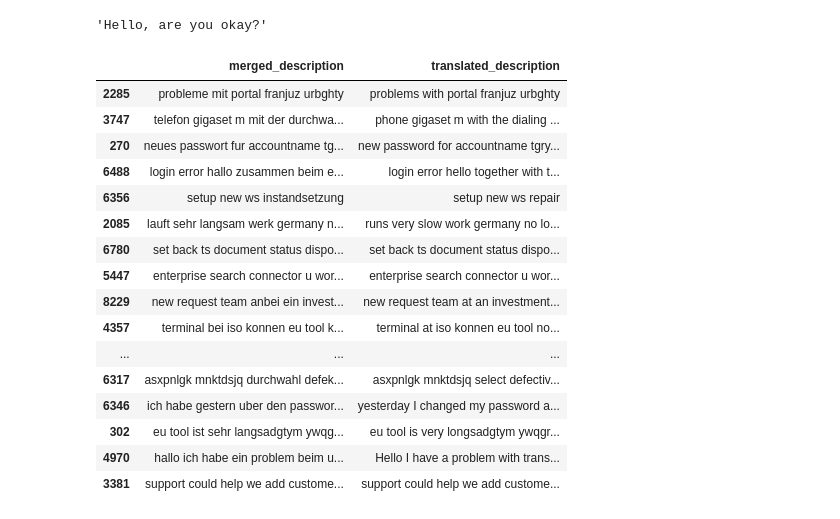
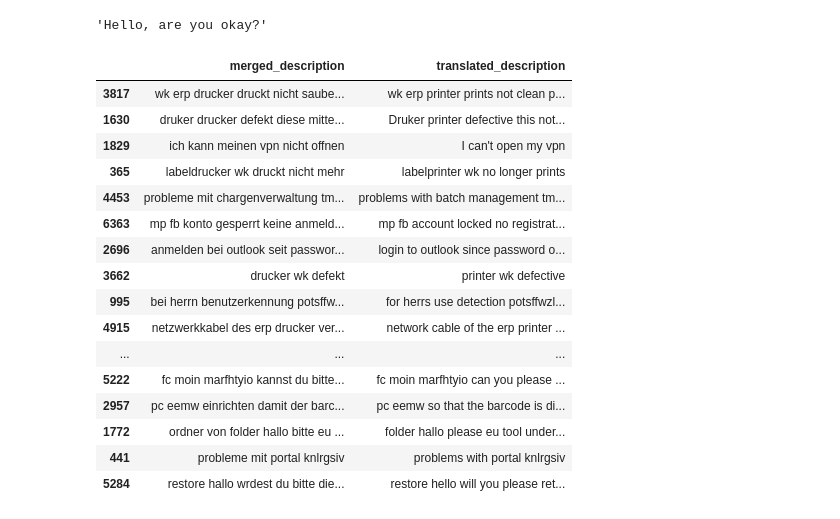
Before and after one commit to GreatLearning-NLP-Capstone-Group-9/Automatic-Ticket-Classification, a Jupyter notebook: notebooks/Lang_Translation.ipynb, the cells around one changed output. Saved outputs shown, nothing was run; the diff lists cells and outputs as text; code cells hidden in the pictures.

```diff
--- a/notebooks/Lang_Translation.ipynb
+++ b/notebooks/Lang_Translation.ipynb
@@ -257,22 +259,22 @@ def translate_foreign_langauges(row):
 translated_dataset = dataset.progress_apply(translate_foreign_langauges, axis=1)
 # %%
 # sample translations
-translated_dataset[translated_dataset.language != 'en'].sample(20)[['merged_description', 'translated_description']]
+translated_dataset[translated_dataset.language == 'de'].sample(20)[['merged_description', 'translated_description']]
 # %% [output]
 |  | merged_description | translated_description |
-| 2285 | probleme mit portal franjuz urbghty | problems with portal franjuz urbghty |
-| 3747 | telefon gigaset m mit der durchwa... | phone gigaset m with the dialing ... |
-| 270 | neues passwort fur accountname tg... | new password for accountname tgry... |
-| 6488 | login error hallo zusammen beim e... | login error hello together with t... |
-| 6356 | setup new ws instandsetzung | setup new ws repair |
-| 2085 | lauft sehr langsam werk germany n... | runs very slow work germany no lo... |
-| 6780 | set back ts document status dispo... | set back ts document status dispo... |
-| 5447 | enterprise search connector u wor... | enterprise search connector u wor... |
-| 8229 | new request team anbei ein invest... | new request team at an investment... |
-| 4357 | terminal bei iso konnen eu tool k... | terminal at iso konnen eu tool no... |
+| 3817 | wk erp drucker druckt nicht saube... | wk erp printer prints not clean p... |
+| 1630 | druker drucker defekt diese mitte... | Druker printer defective this not... |
+| 1829 | ich kann meinen vpn nicht offnen | I can't open my vpn |
+| 365 | labeldrucker wk druckt nicht mehr | labelprinter wk no longer prints |
+| 4453 | probleme mit chargenverwaltung tm... | problems with batch management tm... |
+| 6363 | mp fb konto gesperrt keine anmeld... | mp fb account locked no registrat... |
+| 2696 | anmelden bei outlook seit passwor... | login to outlook since password o... |
+| 3662 | drucker wk defekt | printer wk defective |
+| 995 | bei herrn benutzerkennung potsffw... | for herrs use detection potsffwzl... |
+| 4915 | netzwerkkabel des erp drucker ver... | network cable of the erp printer ... |
 | ... | ... | ... |
-| 6317 | asxpnlgk mnktdsjq durchwahl defek... | asxpnlgk mnktdsjq select defectiv... |
-| 6346 | ich habe gestern uber den passwor... | yesterday I changed my password a... |
-| 302 | eu tool ist sehr langsadgtym ywqg... | eu tool is very longsadgtym ywqgr... |
-| 4970 | hallo ich habe ein problem beim u... | Hello I have a problem with trans... |
-| 3381 | support could help we add custome... | support could help we add custome... |
+| 5222 | fc moin marfhtyio kannst du bitte... | fc moin marfhtyio can you please ... |
+| 2957 | pc eemw einrichten damit der barc... | pc eemw so that the barcode is di... |
+| 1772 | ordner von folder hallo bitte eu ... | folder hallo please eu tool under... |
+| 441 | probleme mit portal knlrgsiv | problems with portal knlrgsiv |
+| 5284 | restore hallo wrdest du bitte die... | restore hello will you please ret... |
```
Also changed, not shown: parts of 8 cells of this notebook, 10 other files.
